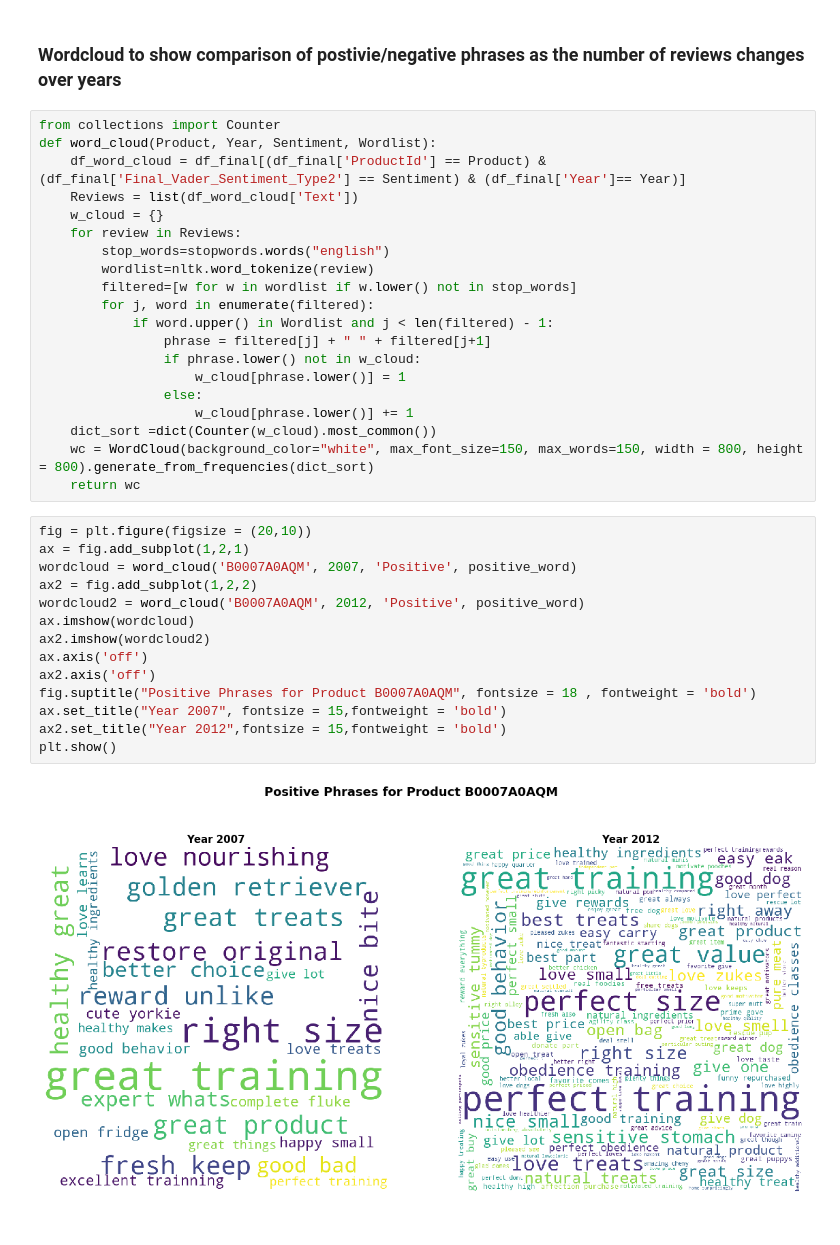
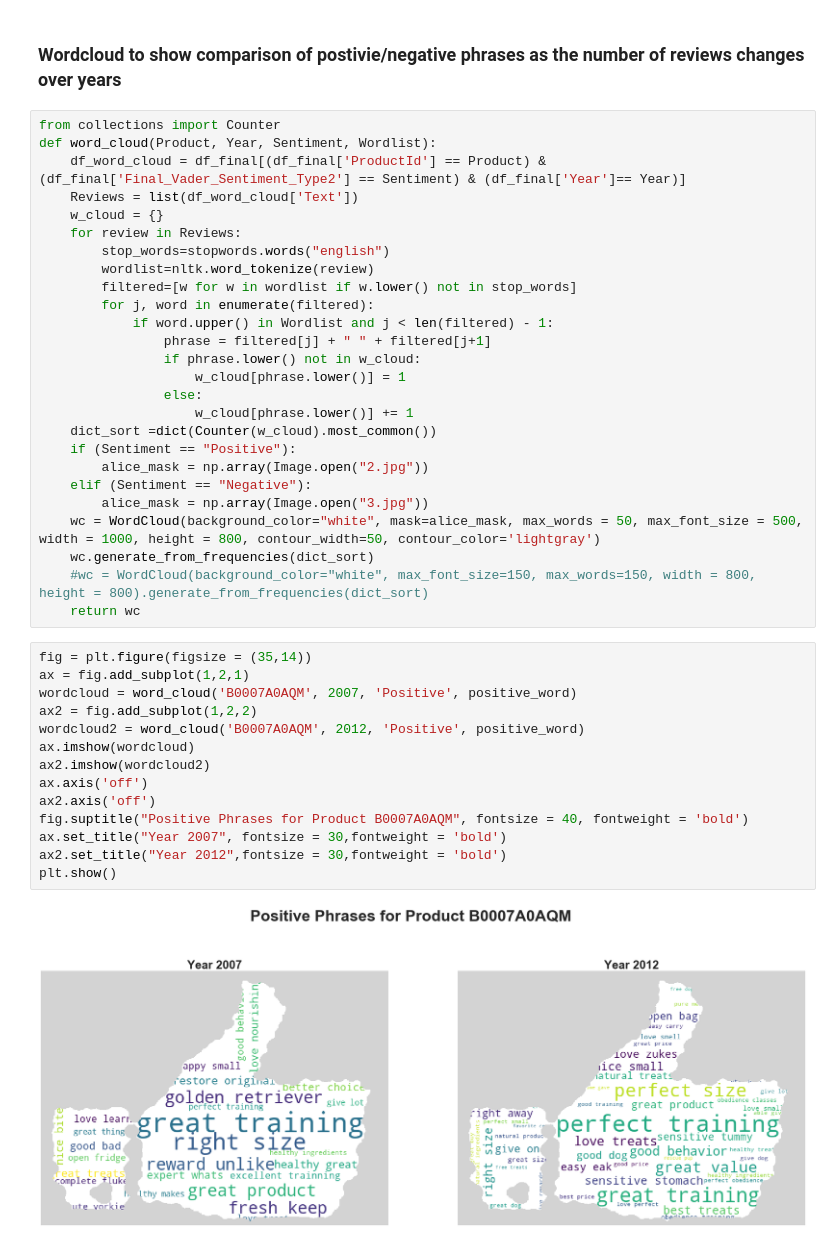
Before and after one commit to vibhutivadje/Text_Mining_Project, a Jupyter notebook: AmazonfoodReview_Analysis.ipynb, the cells around one changed output. Cells and saved outputs as stored; diff of their text form.

Commit message:
Files for Word Cloud using shapes
Committing the code changes for shaped word cloud.

```diff
--- a/AmazonfoodReview_Analysis.ipynb
+++ b/AmazonfoodReview_Analysis.ipynb
@@ -750,22 +753,28 @@ def word_cloud(Product, Year, Sentiment, Wordlist):
                 else:
                     w_cloud[phrase.lower()] += 1
     dict_sort =dict(Counter(w_cloud).most_common())
-    wc = WordCloud(background_color="white", max_font_size=150, max_words=150, width = 800, height = 800).generate_from_frequencies(dict_sort)
+    if (Sentiment == "Positive"):
+        alice_mask = np.array(Image.open("2.jpg"))
+    elif (Sentiment == "Negative"):
+        alice_mask = np.array(Image.open("3.jpg"))
+    wc = WordCloud(background_color="white", mask=alice_mask, max_words = 50, max_font_size = 500, width = 1000, height = 800, contour_width=50, contour_color='lightgray')
+    wc.generate_from_frequencies(dict_sort)
+    #wc = WordCloud(background_color="white", max_font_size=150, max_words=150, width = 800, height = 800).generate_from_frequencies(dict_sort)
     return wc
 # %%
-fig = plt.figure(figsize = (20,10))
+fig = plt.figure(figsize = (35,14))
 ax = fig.add_subplot(1,2,1)
 wordcloud = word_cloud('B0007A0AQM', 2007, 'Positive', positive_word)
 ax2 = fig.add_subplot(1,2,2)
 wordcloud2 = word_cloud('B0007A0AQM', 2012, 'Positive', positive_word)
 ax.imshow(wordcloud)
 ax2.imshow(wordcloud2)
 ax.axis('off')
 ax2.axis('off')
-fig.suptitle("Positive Phrases for Product B0007A0AQM", fontsize = 18 , fontweight = 'bold')
-ax.set_title("Year 2007", fontsize = 15,fontweight = 'bold')
-ax2.set_title("Year 2012",fontsize = 15,fontweight = 'bold')
+fig.suptitle("Positive Phrases for Product B0007A0AQM", fontsize = 40, fontweight = 'bold')
+ax.set_title("Year 2007", fontsize = 30,fontweight = 'bold')
+ax2.set_title("Year 2012",fontsize = 30,fontweight = 'bold')
 plt.show()
 # %% [output]
-[figure, old version]
+[figure, new version]
 # %%
```
Also changed, not shown: parts of 8 cells of this notebook, 2 other files.
